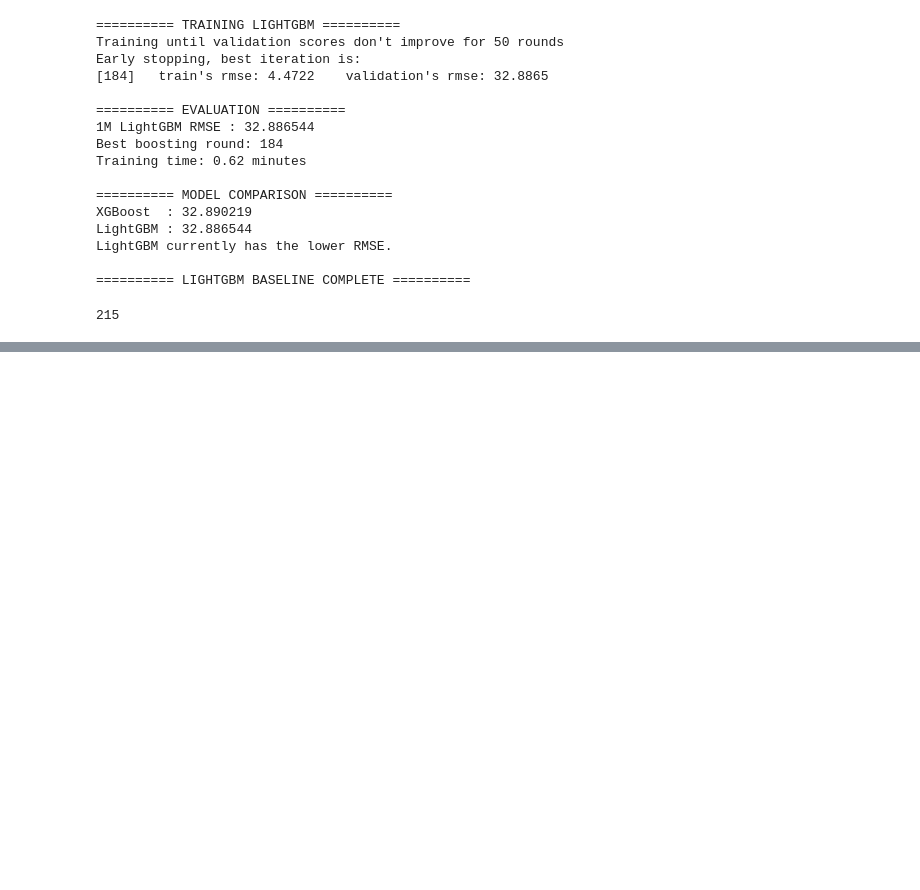
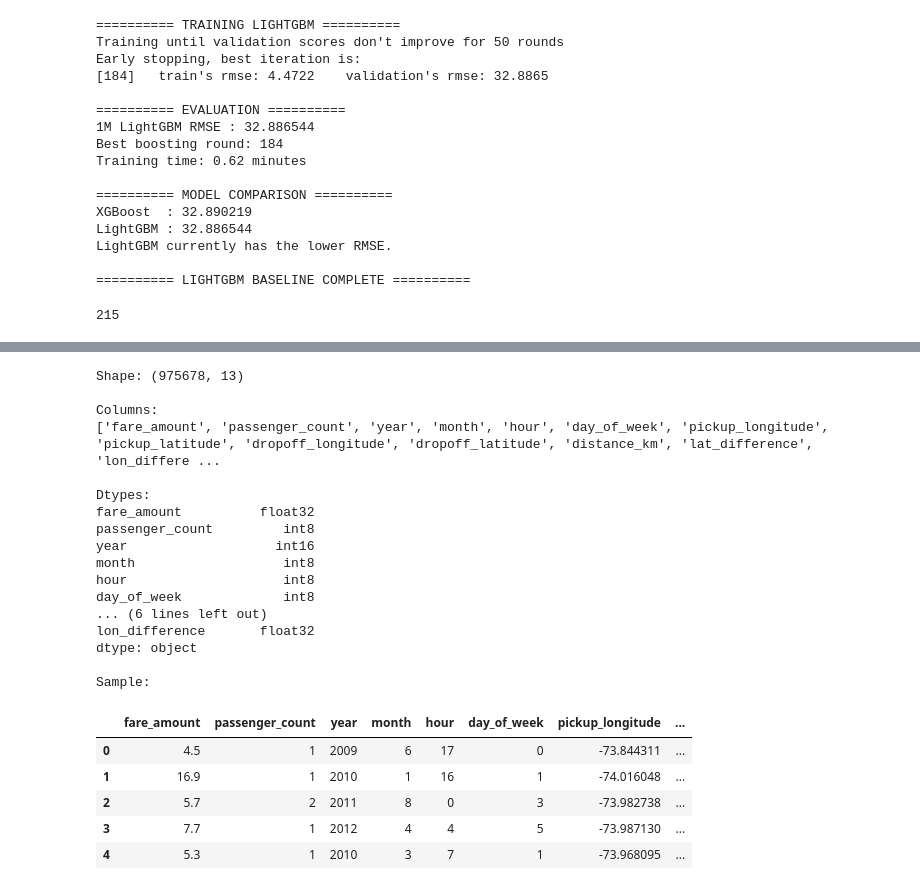
Before and after one commit to HNK69/Kaggle-Practise, a Jupyter notebook: nyctaxi-1.ipynb, the cells around one changed output, grey strips where cells are left out. Cells and saved outputs as stored; diff of their text form; code cells hidden in the pictures; blank space fills up the shorter version.

```diff
--- a/nyctaxi-1.ipynb
+++ b/nyctaxi-1.ipynb
@@ -1374,0 +1943,46 @@ LightGBM currently has the lower RMSE.
+# %%
+# ============================================================
+# VERIFY THE NEW SPATIAL DATASET
+# ============================================================
+
+spatial_files = sorted([
+    os.path.join(SPATIAL_DIR, f)
+    for f in os.listdir(SPATIAL_DIR)
+    if f.endswith(".parquet")
+])
+
+check = pd.read_parquet(spatial_files[0])
+
+print("Shape:", check.shape)
+print("\nColumns:")
+print(check.columns.tolist())
+
+print("\nDtypes:")
+print(check.dtypes)
+
+print("\nSample:")
+display(check.head())
+# %% [output]
+Shape: (975678, 13)
+
+Columns:
+['fare_amount', 'passenger_count', 'year', 'month', 'hour', 'day_of_week', 'pickup_longitude', 'pickup_latitude', 'dropoff_longitude', 'dropoff_latitude', 'distance_km', 'lat_difference', 'lon_differe ...
+
+Dtypes:
+fare_amount          float32
+passenger_count         int8
+year                   int16
+month                   int8
+hour                    int8
+day_of_week             int8
+... (6 lines left out)
+lon_difference       float32
+dtype: object
+
+Sample:
+|  | fare_amount | passenger_count | year | month | hour | day_of_week | pickup_longitude | ... |
+| 0 | 4.5 | 1 | 2009 | 6 | 17 | 0 | -73.844311 | ... |
+| 1 | 16.9 | 1 | 2010 | 1 | 16 | 1 | -74.016048 | ... |
+| 2 | 5.7 | 2 | 2011 | 8 | 0 | 3 | -73.982738 | ... |
+| 3 | 7.7 | 1 | 2012 | 4 | 4 | 5 | -73.987130 | ... |
+| 4 | 5.3 | 1 | 2010 | 3 | 7 | 1 | -73.968095 | ... |
```
Also changed, not shown: parts of 7 cells of this notebook.
